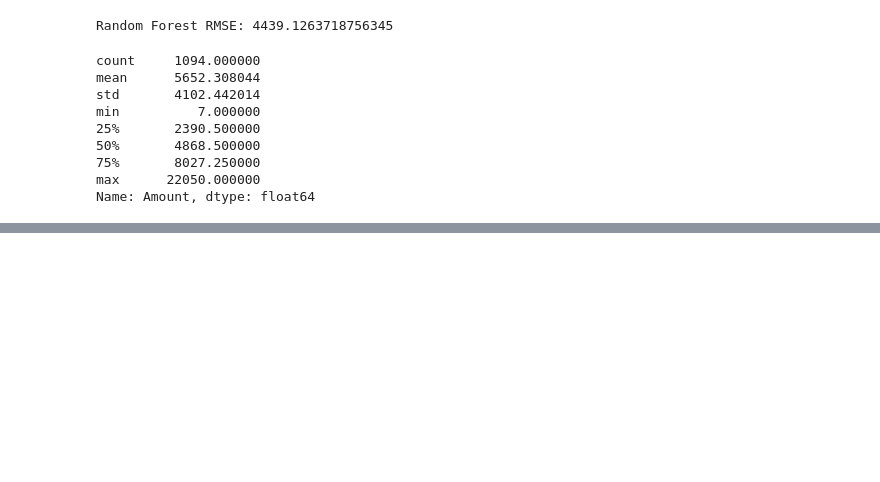
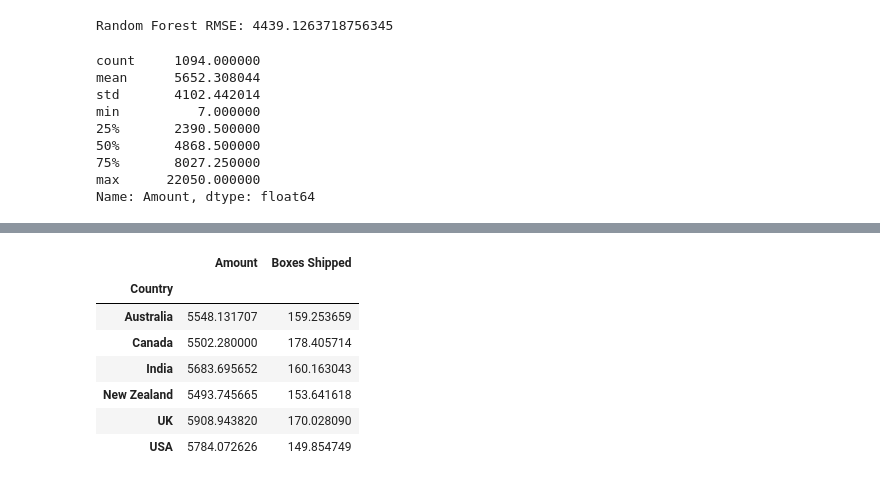
Before and after one commit to 96jayy/blog-python, a Jupyter notebook: chocolate_data/chocolate_sales_analysis.ipynb, the cells around one changed output, grey strips where cells are left out. Cells and saved outputs as stored; diff of their text form; code cells hidden in the pictures; blank space fills up the shorter version.

```diff
--- a/chocolate_data/chocolate_sales_analysis.ipynb
+++ b/chocolate_data/chocolate_sales_analysis.ipynb
@@ -596,0 +620,11 @@ Name: Amount, dtype: float64
+# %%
+data.groupby('Country').mean('Amount')
+# %% [output]
+|  | Amount | Boxes Shipped |
+| Country |  |  |
+| Australia | 5548.131707 | 159.253659 |
+| Canada | 5502.280000 | 178.405714 |
+| India | 5683.695652 | 160.163043 |
+| New Zealand | 5493.745665 | 153.641618 |
+| UK | 5908.943820 | 170.028090 |
+| USA | 5784.072626 | 149.854749 |
```
Also changed, not shown: parts of 14 cells of this notebook.
